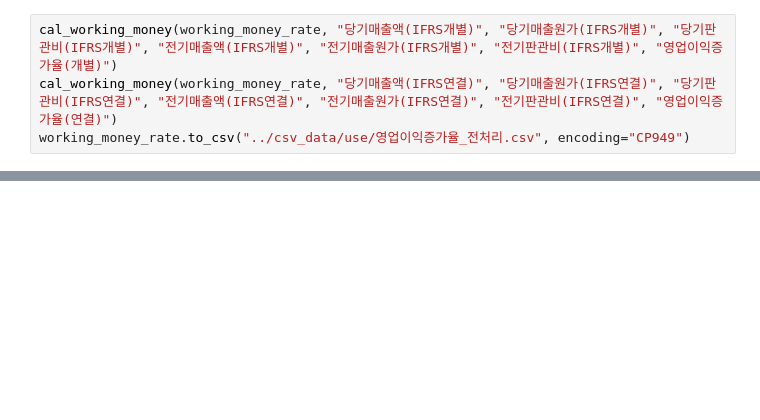
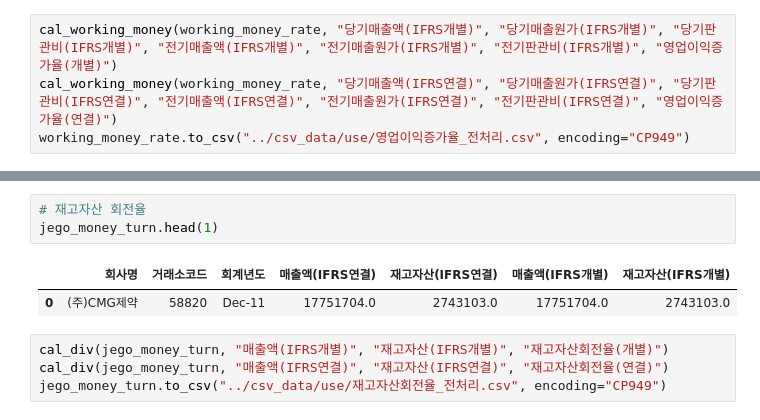
Before and after one commit to pelllzz/ubion4_project2, a Jupyter notebook: code/set_rate_ftn.ipynb, the cells around one changed output, grey strips where cells are left out. Saved outputs shown, nothing was run; the diff lists cells and outputs as text; blank space fills up the shorter version.

```diff
--- a/code/set_rate_ftn.ipynb
+++ b/code/set_rate_ftn.ipynb
@@ -486,0 +542,10 @@ working_money_rate.to_csv("../csv_data/use/영업이익증가율_전처리.csv",
+# %%
+# 재고자산 회전율
+jego_money_turn.head(1)
+# %% [output]
+|  | 회사명 | 거래소코드 | 회계년도 | 매출액(IFRS연결) | 재고자산(IFRS연결) | 매출액(IFRS개별) | 재고자산(IFRS개별) |
+| 0 | (주)CMG제약 | 58820 | Dec-11 | 17751704.0 | 2743103.0 | 17751704.0 | 2743103.0 |
+# %%
+cal_div(jego_money_turn, "매출액(IFRS개별)", "재고자산(IFRS개별)", "재고자산회전율(개별)")
+cal_div(jego_money_turn, "매출액(IFRS연결)", "재고자산(IFRS연결)", "재고자산회전율(연결)")
+jego_money_turn.to_csv("../csv_data/use/재고자산회전율_전처리.csv", encoding="CP949")
```
Also changed, not shown: parts of 22 cells of this notebook, 29 other files.
